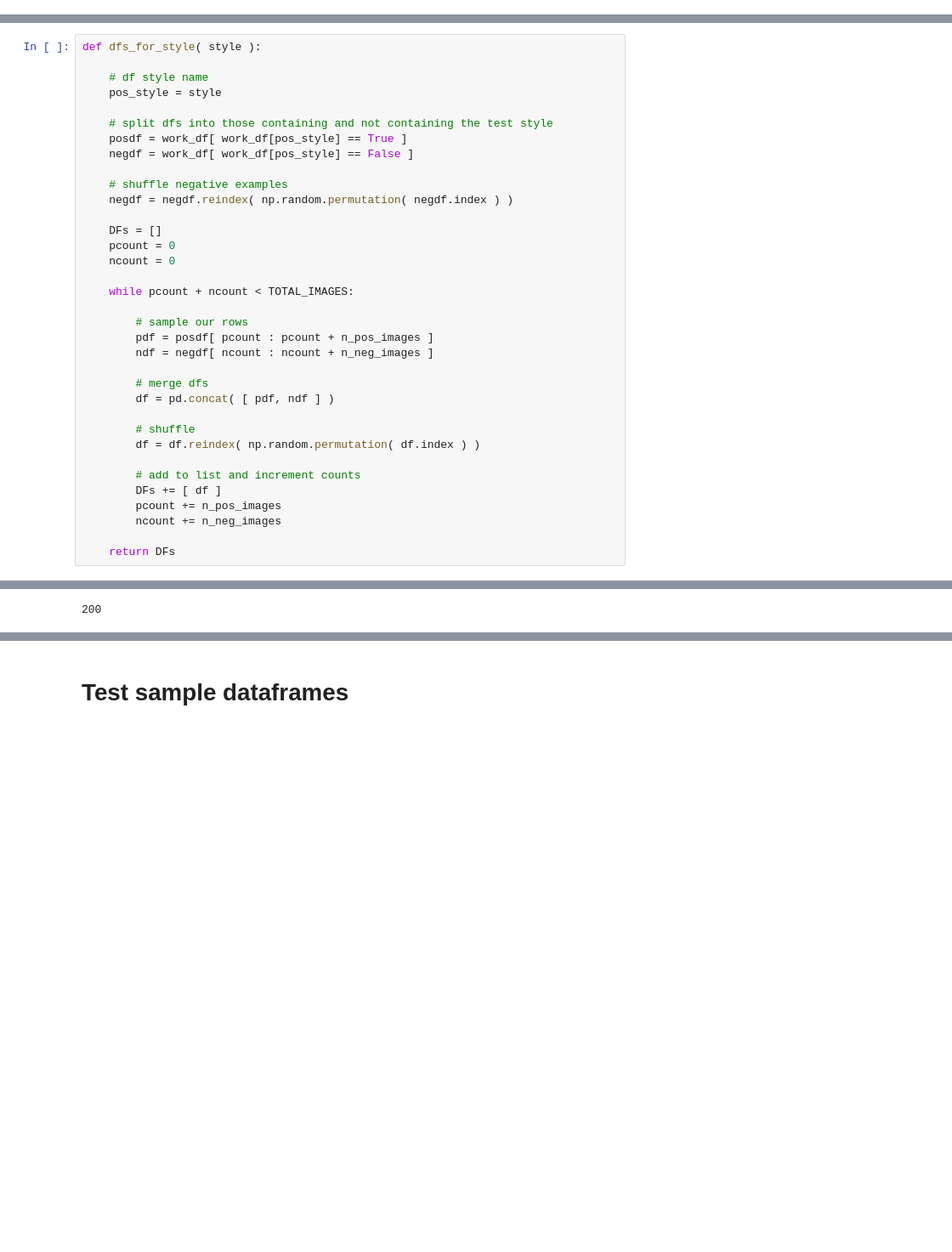
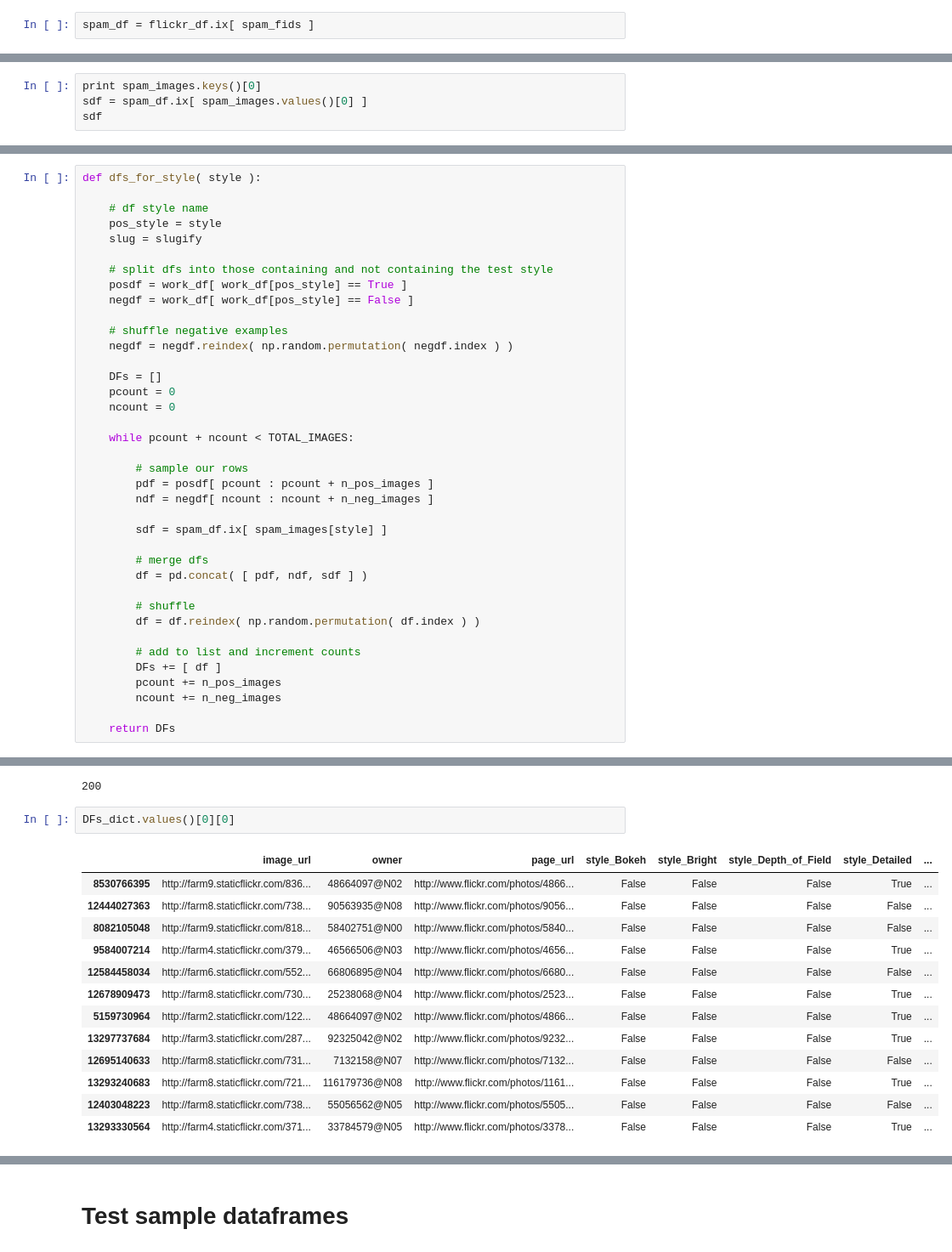
Before and after one commit to matttrent/vislab, a Jupyter notebook: notebooks/mturk_create_hits.ipynb, the cells around one changed output, grey strips where cells are left out. Shown: that part at 85% size. Cells and saved outputs as stored; diff of their text form; blank space fills up the shorter version.

```diff
--- a/notebooks/mturk_create_hits.ipynb
+++ b/notebooks/mturk_create_hits.ipynb
@@ -346,0 +380,2 @@ work_fids = [ fid for fid in flickr_df.index.tolist() if fid not in example_fids
+# %%
+spam_df = flickr_df.ix[ spam_fids ]
@@ -468,0 +510,4 @@ DFs[0]
+# %%
+print spam_images.keys()[0]
+sdf = spam_df.ix[ spam_images.values()[0] ]
+sdf
@@ -471,6 +522,7 @@ def dfs_for_style( style ):
 
     # df style name
     pos_style = style
+    slug = slugify
 
     # split dfs into those containing and not containing the test style
     posdf = work_df[ work_df[pos_style] == True ]
@@ -489,8 +541,10 @@ def dfs_for_style( style ):
         pdf = posdf[ pcount : pcount + n_pos_images ]
         ndf = negdf[ ncount : ncount + n_neg_images ]
 
+        sdf = spam_df.ix[ spam_images[style] ]
+
         # merge dfs
-        df = pd.concat( [ pdf, ndf ] )
+        df = pd.concat( [ pdf, ndf, sdf ] )
 
         # shuffle
         df = df.reindex( np.random.permutation( df.index ) )
@@ -510,3 +564,19 @@ for key, value in style_dict.items():
 len( DFs_dict.values()[0] )
 # %% [output]
 200
+# %%
+DFs_dict.values()[0][0]
+# %% [output]
+|  | image_url | owner | page_url | style_Bokeh | style_Bright | style_Depth_of_Field | style_Detailed | ... |
+| 8530766395 | http://farm9.staticflickr.com/836... | 48664097@N02 | http://www.flickr.com/photos/4866... | False | False | False | True | ... |
+| 12444027363 | http://farm8.staticflickr.com/738... | 90563935@N08 | http://www.flickr.com/photos/9056... | False | False | False | False | ... |
+| 8082105048 | http://farm9.staticflickr.com/818... | 58402751@N00 | http://www.flickr.com/photos/5840... | False | False | False | False | ... |
+| 9584007214 | http://farm4.staticflickr.com/379... | 46566506@N03 | http://www.flickr.com/photos/4656... | False | False | False | True | ... |
+| 12584458034 | http://farm6.staticflickr.com/552... | 66806895@N04 | http://www.flickr.com/photos/6680... | False | False | False | False | ... |
+| 12678909473 | http://farm8.staticflickr.com/730... | 25238068@N04 | http://www.flickr.com/photos/2523... | False | False | False | True | ... |
+| 5159730964 | http://farm2.staticflickr.com/122... | 48664097@N02 | http://www.flickr.com/photos/4866... | False | False | False | True | ... |
+| 13297737684 | http://farm3.staticflickr.com/287... | 92325042@N02 | http://www.flickr.com/photos/9232... | False | False | False | True | ... |
+| 12695140633 | http://farm8.staticflickr.com/731... | 7132158@N07 | http://www.flickr.com/photos/7132... | False | False | False | False | ... |
+| 13293240683 | http://farm8.staticflickr.com/721... | 116179736@N08 | http://www.flickr.com/photos/1161... | False | False | False | True | ... |
+| 12403048223 | http://farm8.staticflickr.com/738... | 55056562@N05 | http://www.flickr.com/photos/5505... | False | False | False | False | ... |
+| 13293330564 | http://farm4.staticflickr.com/371... | 33784579@N05 | http://www.flickr.com/photos/3378... | False | False | False | True | ... |
```
Also changed, not shown: parts of 26 cells of this notebook, 2 other files.
